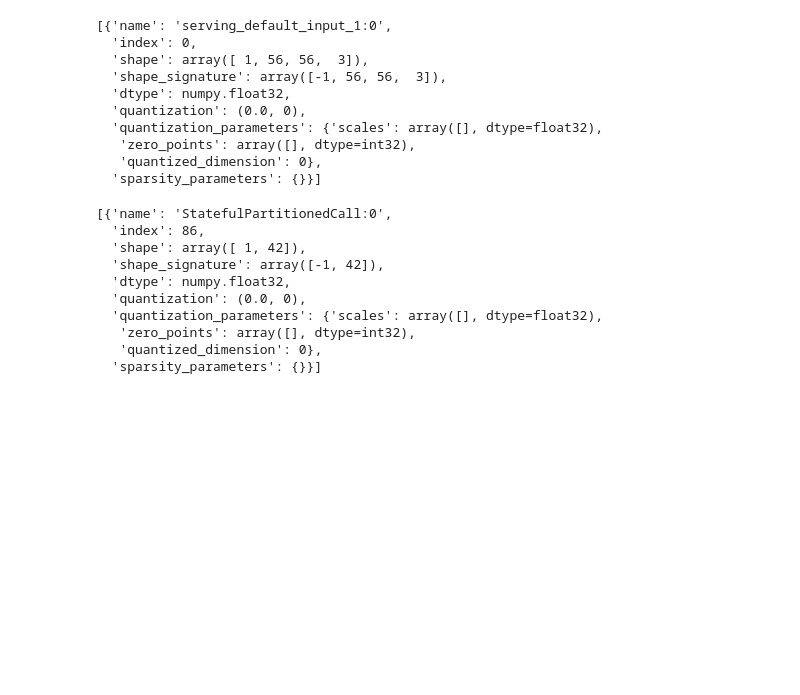
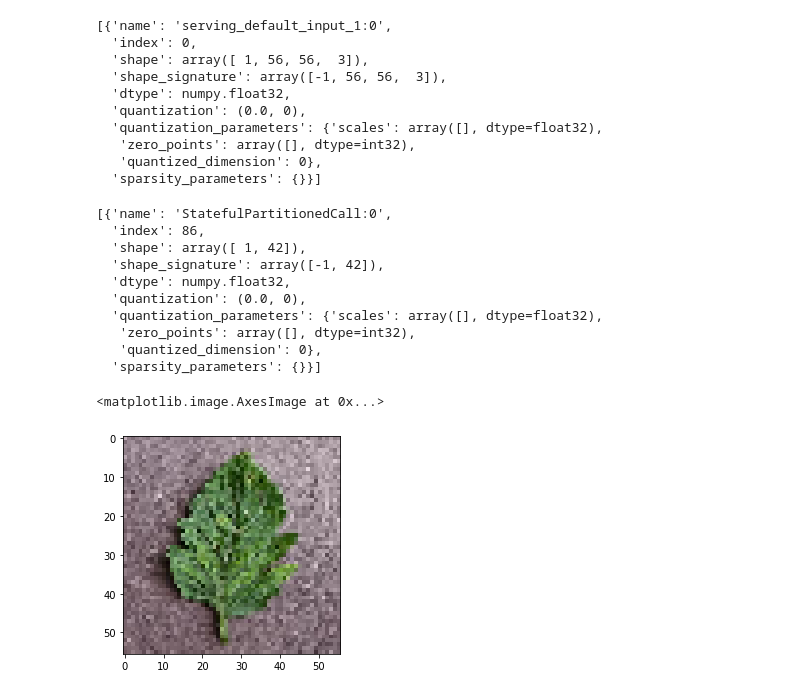
Before and after one commit to ashen007/Identify-Diseases-in-Crops-leaf, a Jupyter notebook: notebooks/model deploying.ipynb, the cells around one changed output. Drawn from its saved outputs; the diff is of its cells as text; code cells hidden in the pictures; blank space fills up the shorter version.

Commit message:
test model predictions

```diff
--- a/notebooks/model deploying.ipynb
+++ b/notebooks/model deploying.ipynb
@@ -108,3 +111,11 @@ interpreter.get_output_details()
    'zero_points': array([], dtype=int32),
    'quantized_dimension': 0},
   'sparsity_parameters': {}}]
+# %%
+test_image = load_img(
+    path='../data/image data/test/Tomato/Tomato mosaic virus/b8a9c9dd-fbba-41e2-b75d-7fd7f990cda0___PSU_CG 2185.JPG',
+    target_size=(56, 56))
+plt.imshow(test_image)
+# %% [output]
+<matplotlib.image.AxesImage at 0x...>
+[figure, added]
```
Also changed, not shown: parts of 4 cells of this notebook.
